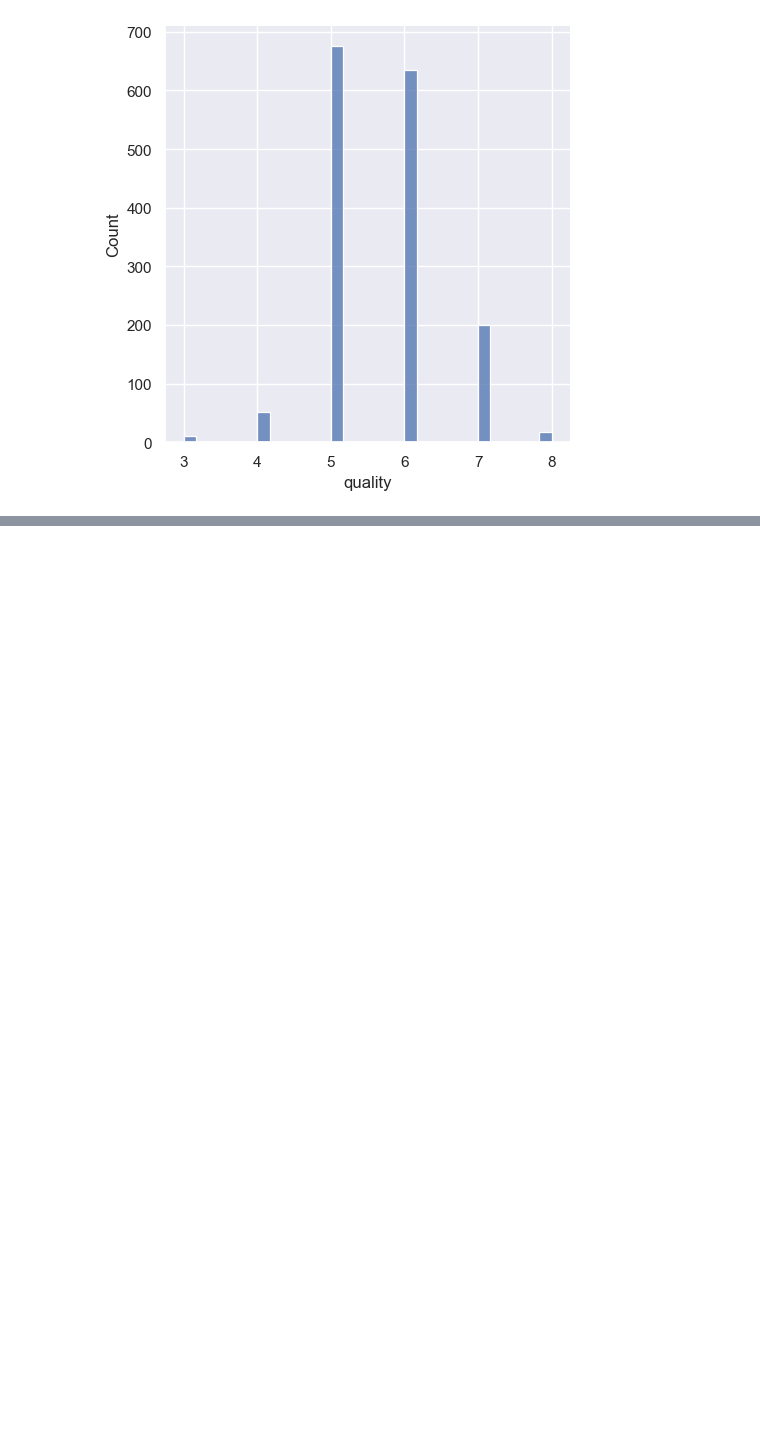
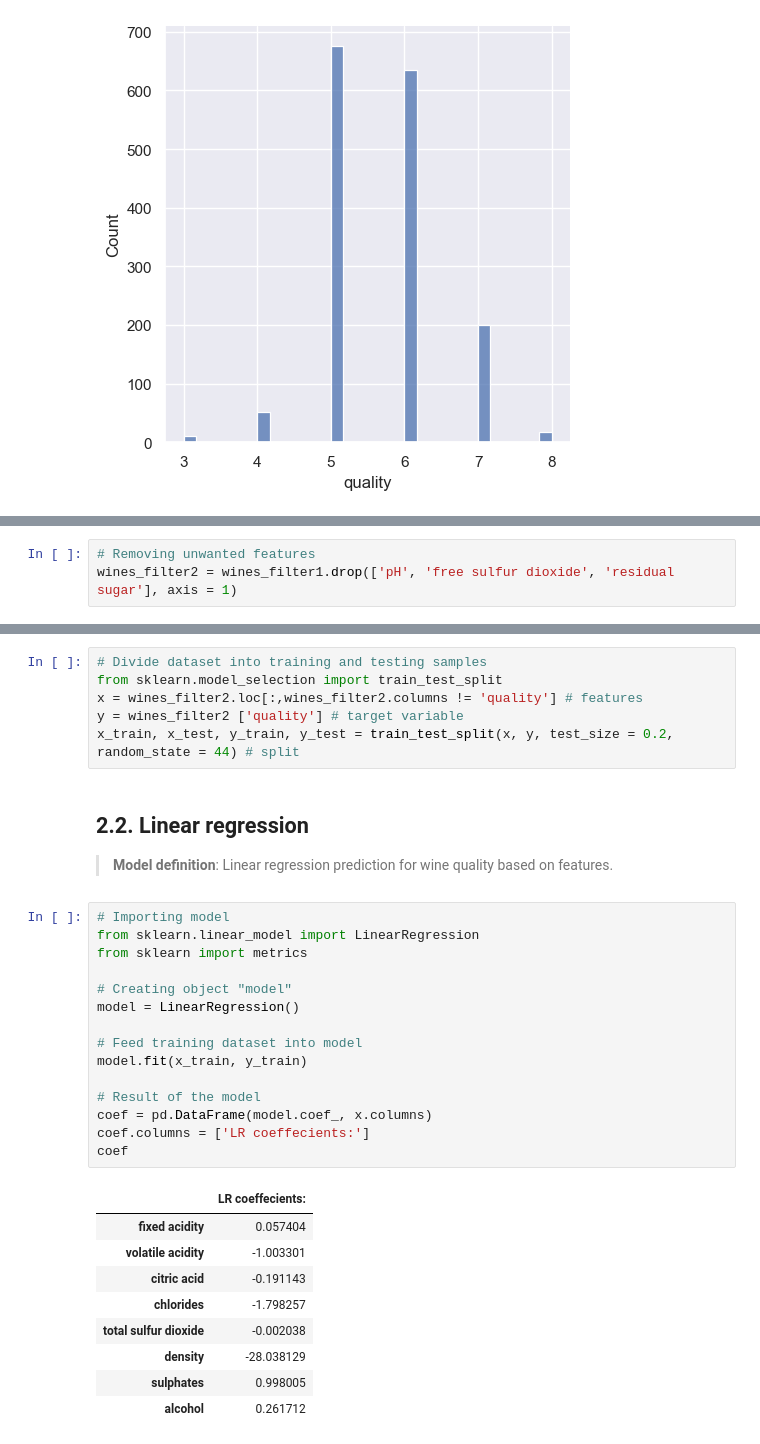
Before and after one commit to mateo-st/ML_UM, a Jupyter notebook: Entregable 1/LAB1 - Mordetzki, Stipanicic.ipynb, the cells around one changed output, grey strips where cells are left out. Cells and saved outputs as stored; diff of their text form; blank space fills up the shorter version.

Commit message:
Linear Regression Model

```diff
--- a/Entregable 1/LAB1 - Mordetzki, Stipanicic.ipynb
+++ b/Entregable 1/LAB1 - Mordetzki, Stipanicic.ipynb
@@ -144,0 +180,3 @@ sns.displot(wines_filter1['quality'])
+# %%
+# Removing unwanted features
+wines_filter2 = wines_filter1.drop(['pH', 'free sulfur dioxide', 'residual sugar'], axis = 1)
@@ -144,0 +199,35 @@ sns.displot(wines_filter1['quality'])
+# %%
+# Divide dataset into training and testing samples
+from sklearn.model_selection import train_test_split
+x = wines_filter2.loc[:,wines_filter2.columns != 'quality'] # features
+y = wines_filter2 ['quality'] # target variable
+x_train, x_test, y_train, y_test = train_test_split(x, y, test_size = 0.2, random_state = 44) # split
+# %% [markdown]
+## 2.2. Linear regression
+
+> __Model definition__: Linear regression prediction for wine quality based on features.
+# %%
+# Importing model
+from sklearn.linear_model import LinearRegression
+from sklearn import metrics
+
+# Creating object "model"
+model = LinearRegression()
+
+# Feed training dataset into model
+model.fit(x_train, y_train)
+
+# Result of the model
+coef = pd.DataFrame(model.coef_, x.columns)
+coef.columns = ['LR coeffecients:']
+coef
+# %% [output]
+|  | LR coeffecients: |
+| fixed acidity | 0.057404 |
+| volatile acidity | -1.003301 |
+| citric acid | -0.191143 |
+| chlorides | -1.798257 |
+| total sulfur dioxide | -0.002038 |
+| density | -28.038129 |
+| sulphates | 0.998005 |
+| alcohol | 0.261712 |
```
Also changed, not shown: parts of 16 cells of this notebook.
